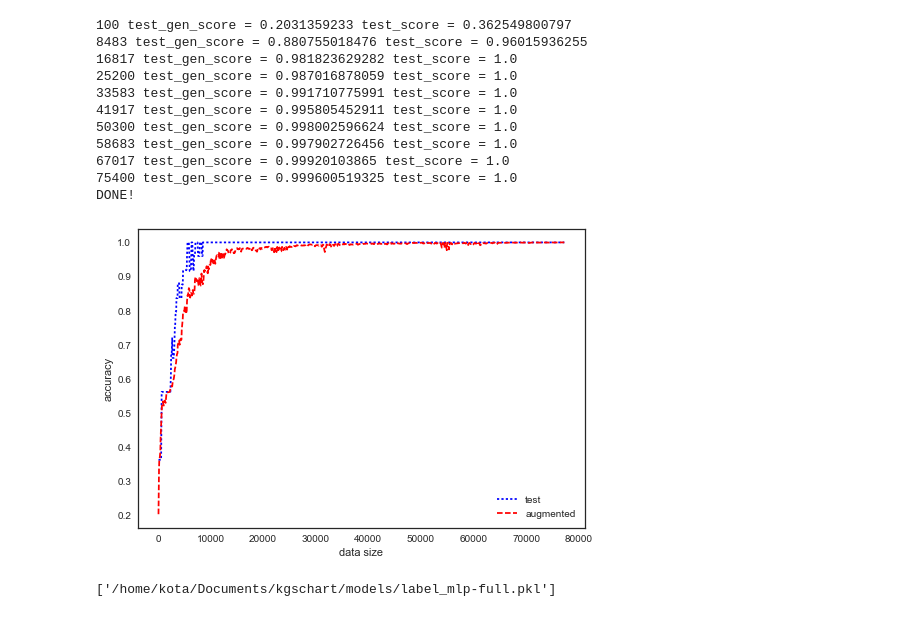
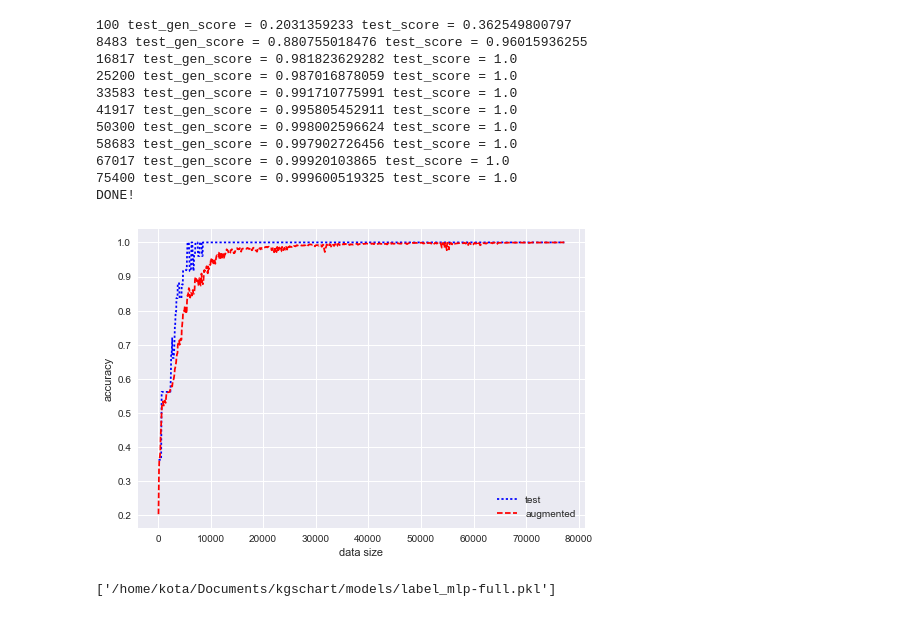
Before and after one commit to kota7/kgschart, a Jupyter notebook: train/1d-model_label_data.ipynb, the cells around one changed output. Cells and saved outputs as stored; diff of their text form; code cells hidden in the pictures.

```diff
--- a/train/1d-model_label_data.ipynb
+++ b/train/1d-model_label_data.ipynb
@@ -334,7 +334,7 @@ param_grid = dict(
 )
 
 grid_savename = os.path.join(arcdir, 'label_mlp-grid_all.pkl')
-if True:  # change to True to do grid search again
+if False:  # change to True to do grid search again
     grid = GridSearchCV(pipe, param_grid, cv=5, n_jobs=2, verbose=5)
     grid.fit(X_train_gen, Y_train_gen)
 
@@ -656,14 +643,15 @@ for X_batch,Y_batch in train_gen.flow(np.expand_dims(X_train, axis=4),
 75400 test_gen_score = 0.999600519325 test_score = 1.0
 DONE!
 # %%
+sns.set()
 plt.plot(result['size'], result['test_score'], 'b:', label='test')
 plt.plot(result['size'], result['test_gen_score'], 'r--', label='augmented')
 plt.legend()
 plt.ylabel('accuracy')
 plt.xlabel('data size')
 plt.show(block=False)
 # %% [output]
-[figure, old version]
+[figure, new version]
 # %%
 fit = pipe
 savename = os.path.join(modeldir, 'label_mlp-full.pkl')
```
Also changed, not shown: parts of 12 cells of this notebook, 10 other files.
